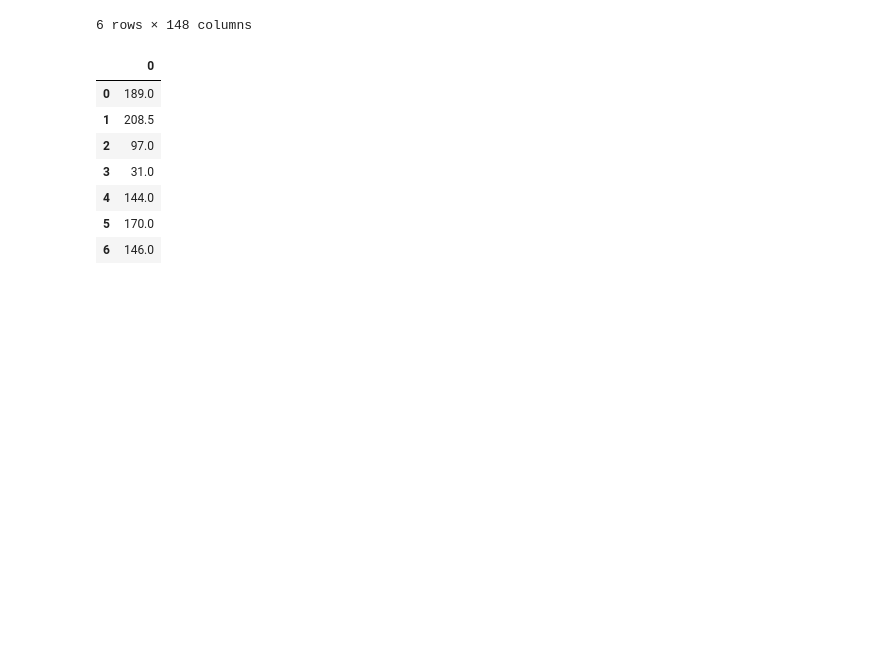
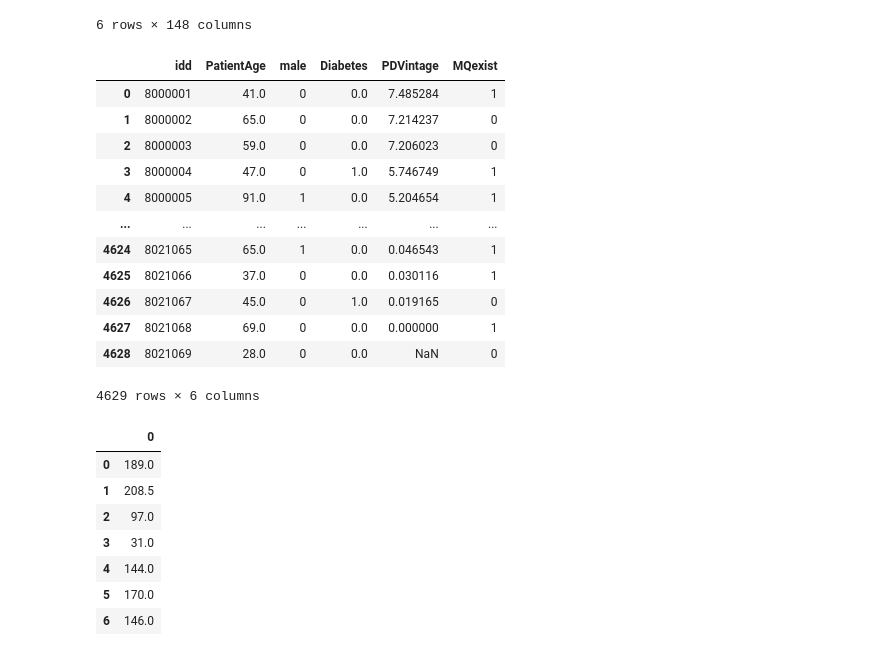
Before and after one commit to Jack47744/Kiddi, a Jupyter notebook: kiddi.ipynb, the cells around one changed output. Cells and saved outputs as stored; diff of their text form; code cells hidden in the pictures; blank space fills up the shorter version.

```diff
--- a/kiddi.ipynb
+++ b/kiddi.ipynb
@@ -352,8 +418,8 @@ class Kiddi():
 IS_RAW_PATH = '/Users/metis_sotangkur/Desktop/Kiddi_ds/Data/is_raw_idd.xlsx'
 IWP_PATH = '/Users/metis_sotangkur/Desktop/Kiddi_ds/Data/iwp_raw_idd.xlsx'
 IWES_PATH = '/Users/metis_sotangkur/Desktop/Kiddi_ds/Data/iwes_raw_idd.xlsx'
-CENCUS_PATH = '/Users/metis_sotangkur/Desktop/Kiddi_ds/Data/census_idd.xlsx'
-kiddi = Kiddi(IS_RAW_PATH, IWP_PATH, IWES_PATH, CENCUS_PATH)
+CENSUS_PATH = '/Users/metis_sotangkur/Desktop/Kiddi_ds/Data/census_idd.xlsx'
+kiddi = Kiddi(IS_RAW_PATH, IWP_PATH, IWES_PATH, CENSUS_PATH)
 kiddi.clean_data()
 kiddi.gen_population()
 kiddi.gen_target()
@@ -394,6 +460,22 @@ k[k['idd'] == 8020013]
 | 2900 | 8020013 | 2017-02-28 | 131.0 | 5.9 | 28.0 | 8.25 | NaN | NaN | ... |
 | 3300 | 8020013 | 2017-04-30 | 141.0 | 5.4 | 30.0 | 8.95 | 8.0 | 1.5 | ... |
 6 rows × 148 columns
+# %%
+kiddi.get_df_cencus()
+# %% [output]
+|  | idd | PatientAge | male | Diabetes | PDVintage | MQexist |
+| 0 | 8000001 | 41.0 | 0 | 0.0 | 7.485284 | 1 |
+| 1 | 8000002 | 65.0 | 0 | 0.0 | 7.214237 | 0 |
+| 2 | 8000003 | 59.0 | 0 | 0.0 | 7.206023 | 0 |
+| 3 | 8000004 | 47.0 | 0 | 1.0 | 5.746749 | 1 |
+| 4 | 8000005 | 91.0 | 1 | 0.0 | 5.204654 | 1 |
+| ... | ... | ... | ... | ... | ... | ... |
+| 4624 | 8021065 | 65.0 | 1 | 0.0 | 0.046543 | 1 |
+| 4625 | 8021066 | 37.0 | 0 | 0.0 | 0.030116 | 1 |
+| 4626 | 8021067 | 45.0 | 0 | 1.0 | 0.019165 | 0 |
+| 4627 | 8021068 | 69.0 | 0 | 0.0 | 0.000000 | 1 |
+| 4628 | 8021069 | 28.0 | 0 | 0.0 | NaN | 0 |
+4629 rows × 6 columns
 # %%
 import pandas as pd
 import numpy as np
```
Also changed, not shown: parts of 1 cell of this notebook.
